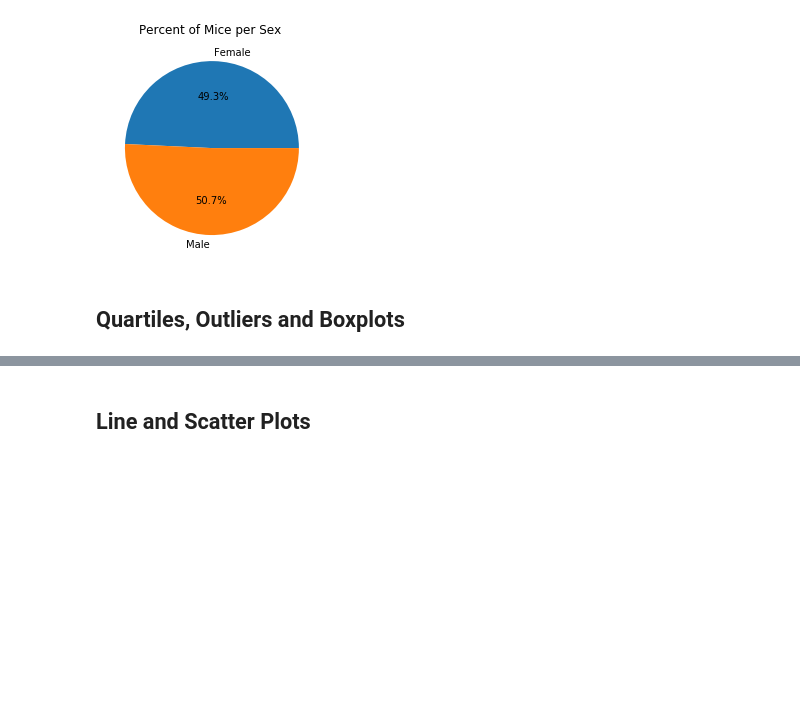
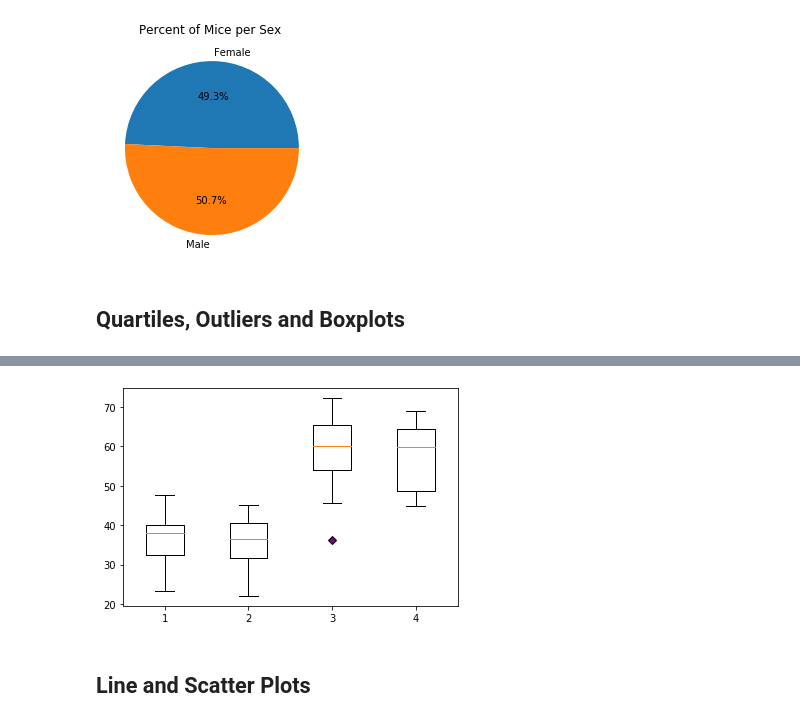
Before and after one commit to alissavokes/matplotlib-challenge, a Jupyter notebook: Pymaceuticals/pymaceuticals_starter.ipynb, the cells around one changed output, grey strips where cells are left out. Saved outputs shown, nothing was run; the diff lists cells and outputs as text; code cells hidden in the pictures; blank space fills up the shorter version.

Commit message:
added box plots

```diff
--- a/Pymaceuticals/pymaceuticals_starter.ipynb
+++ b/Pymaceuticals/pymaceuticals_starter.ipynb
@@ -175,6 +175,22 @@ plt.show()
 # Capomulin, Ramicane, Infubinol, and Ceftamin
 
 # Start by getting the last (greatest) timepoint for each mouse
+four_regs = clean_mice.loc[(clean_mice["Drug Regimen"] == "Capomulin") | (clean_mice["Drug Regimen"] == "Ramicane")
+                           | (clean_mice["Drug Regimen"] =="Infubinol") | (clean_mice["Drug Regimen"] =="Ceftamin")]
+grp_mice_stats = four_regs.groupby(["Mouse ID"]).agg(["max"]).rename(columns={"max":"Max Timepoint"})
+max_timepoint = grp_mice_stats["Timepoint"]
+
+# Merge this group df with the original dataframe to get the tumor volume at the last timepoint
+mrg_time_regs = pd.merge(four_regs, max_timepoint, on="Mouse ID")
+#mrg_time_regs
+final_tum_vol_df = mrg_time_regs.loc[mrg_time_regs["Timepoint"] == mrg_time_regs["Max Timepoint"]]
 
 
-# Merge this group df with the original dataframe to get the tumor volume at the last timepoint
+cap_final_tum_vol_df = final_tum_vol_df.loc[final_tum_vol_df["Drug Regimen"] == "Capomulin"]
+cap_final_tum_vol = cap_final_tum_vol_df["Tumor Volume (mm3)"]
+ram_final_tum_vol_df = final_tum_vol_df.loc[final_tum_vol_df["Drug Regimen"] == "Ramicane"]
+ram_final_tum_vol = ram_final_tum_vol_df["Tumor Volume (mm3)"]
+inf_final_tum_vol_df = final_tum_vol_df.loc[final_tum_vol_df["Drug Regimen"] == "Infubinol"]
+inf_final_tum_vol = inf_final_tum_vol_df["Tumor Volume (mm3)"]
+cef_final_tum_vol_df = final_tum_vol_df.loc[final_tum_vol_df["Drug Regimen"] == "Ceftamin"]
+cef_final_tum_vol = cef_final_tum_vol_df["Tumor Volume (mm3)"]
@@ -198,5 +273,11 @@ plt.show()
 # %%
 # Generate a box plot of the final tumor volume of each mouse across four regimens of interest
+tumor_data = [tumor_vol_data_cap, tumor_vol_data_ram, tumor_vol_data_inf, tumor_vol_data_cef]
+purple_diamond = dict(markerfacecolor='purple', marker='D')
+plt.boxplot(tumor_data, flierprops=purple_diamond)
+plt.show()
+# %% [output]
+[figure, added]
 # %% [markdown]
 ## Line and Scatter Plots
 # %%
```
Also changed, not shown: parts of 3 cells of this notebook.
